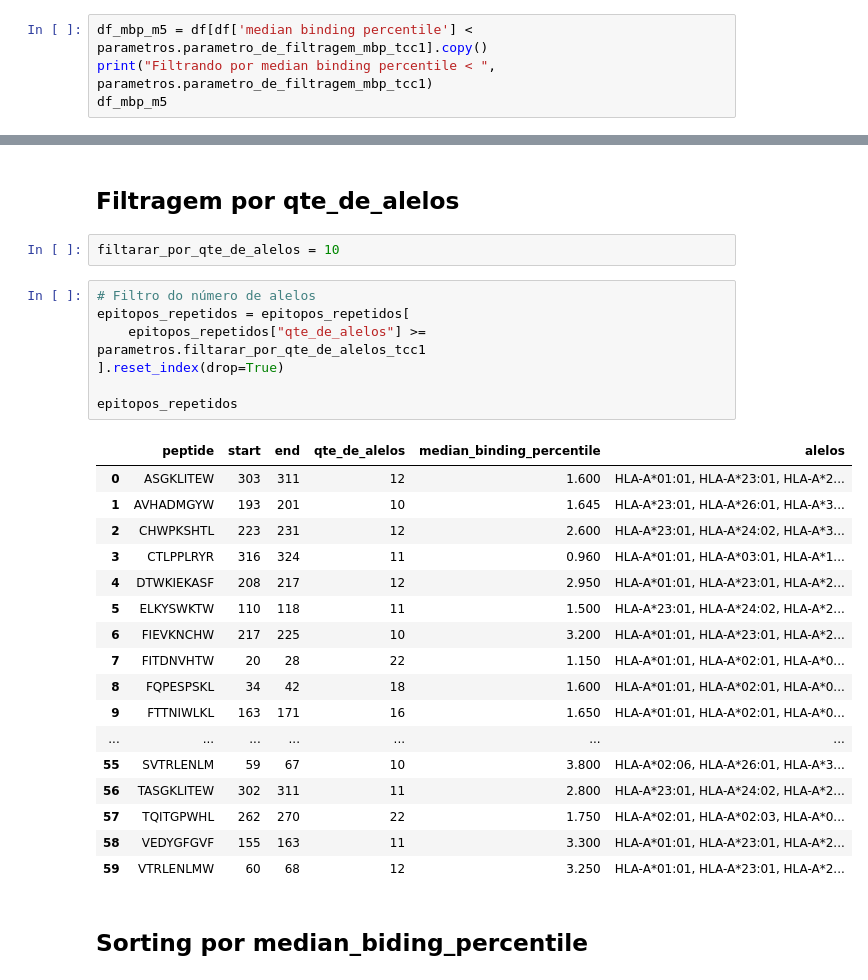
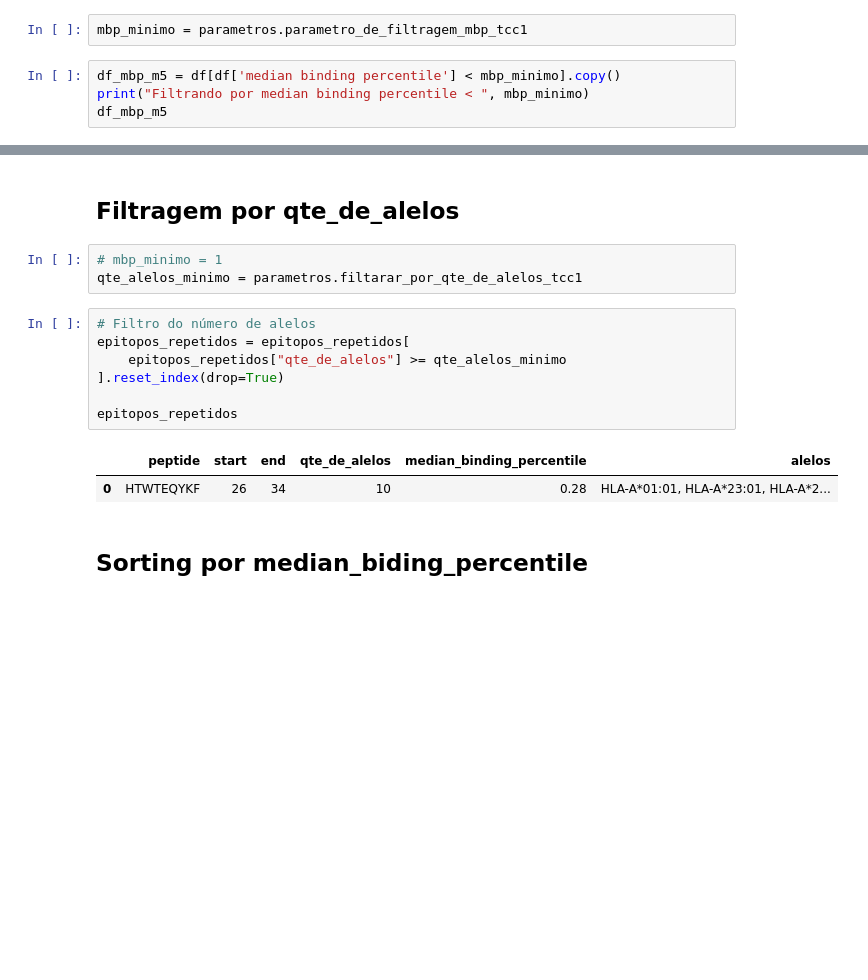
Before and after one commit to BuBitt/PIBIC-2026-DENV, a Jupyter notebook: Dados/DENV2/Epitopos/TCELL1_filter.ipynb, the cells around one changed output, grey strips where cells are left out. Drawn from its saved outputs; the diff is of its cells as text; blank space fills up the shorter version.

```diff
--- a/Dados/DENV2/Epitopos/TCELL1_filter.ipynb
+++ b/Dados/DENV2/Epitopos/TCELL1_filter.ipynb
@@ -44,5 +53,7 @@ df
+# %%
+mbp_minimo = parametros.parametro_de_filtragem_mbp_tcc1
 # %%
-df_mbp_m5 = df[df['median binding percentile'] < parametros.parametro_de_filtragem_mbp_tcc1].copy()
-print("Filtrando por median binding percentile < ", parametros.parametro_de_filtragem_mbp_tcc1)
+df_mbp_m5 = df[df['median binding percentile'] < mbp_minimo].copy()
+print("Filtrando por median binding percentile < ", mbp_minimo)
 df_mbp_m5
 # %% [output]
@@ -99,32 +110,18 @@ epitopos_repetidos
 # %% [markdown]
 ## Filtragem por qte_de_alelos
-# %%
-filtarar_por_qte_de_alelos = 10
+# %%
+# mbp_minimo = 1
+qte_alelos_minimo = parametros.filtarar_por_qte_de_alelos_tcc1
 # %%
 # Filtro do número de alelos
 epitopos_repetidos = epitopos_repetidos[
-    epitopos_repetidos["qte_de_alelos"] >= parametros.filtarar_por_qte_de_alelos_tcc1
+    epitopos_repetidos["qte_de_alelos"] >= qte_alelos_minimo
 ].reset_index(drop=True)
 
 epitopos_repetidos
 # %% [output]
 |  | peptide | start | end | qte_de_alelos | median_binding_percentile | alelos |
-| 0 | ASGKLITEW | 303 | 311 | 12 | 1.600 | HLA-A*01:01, HLA-A*23:01, HLA-A*2... |
-| 1 | AVHADMGYW | 193 | 201 | 10 | 1.645 | HLA-A*23:01, HLA-A*26:01, HLA-A*3... |
-| 2 | CHWPKSHTL | 223 | 231 | 12 | 2.600 | HLA-A*23:01, HLA-A*24:02, HLA-A*3... |
-| 3 | CTLPPLRYR | 316 | 324 | 11 | 0.960 | HLA-A*01:01, HLA-A*03:01, HLA-A*1... |
-| 4 | DTWKIEKASF | 208 | 217 | 12 | 2.950 | HLA-A*01:01, HLA-A*23:01, HLA-A*2... |
-| 5 | ELKYSWKTW | 110 | 118 | 11 | 1.500 | HLA-A*23:01, HLA-A*24:02, HLA-A*2... |
-| 6 | FIEVKNCHW | 217 | 225 | 10 | 3.200 | HLA-A*01:01, HLA-A*23:01, HLA-A*2... |
-| 7 | FITDNVHTW | 20 | 28 | 22 | 1.150 | HLA-A*01:01, HLA-A*02:01, HLA-A*0... |
-| 8 | FQPESPSKL | 34 | 42 | 18 | 1.600 | HLA-A*01:01, HLA-A*02:01, HLA-A*0... |
-| 9 | FTTNIWLKL | 163 | 171 | 16 | 1.650 | HLA-A*01:01, HLA-A*02:01, HLA-A*0... |
-| ... | ... | ... | ... | ... | ... | ... |
-| 55 | SVTRLENLM | 59 | 67 | 10 | 3.800 | HLA-A*02:06, HLA-A*26:01, HLA-A*3... |
-| 56 | TASGKLITEW | 302 | 311 | 11 | 2.800 | HLA-A*23:01, HLA-A*24:02, HLA-A*2... |
-| 57 | TQITGPWHL | 262 | 270 | 22 | 1.750 | HLA-A*02:01, HLA-A*02:03, HLA-A*0... |
-| 58 | VEDYGFGVF | 155 | 163 | 11 | 3.300 | HLA-A*01:01, HLA-A*23:01, HLA-A*2... |
-| 59 | VTRLENLMW | 60 | 68 | 12 | 3.250 | HLA-A*01:01, HLA-A*23:01, HLA-A*2... |
+| 0 | HTWTEQYKF | 26 | 34 | 10 | 0.28 | HLA-A*01:01, HLA-A*23:01, HLA-A*2... |
 # %% [markdown]
 ## Sorting por median_biding_percentile
 # %%
```
Also changed, not shown: parts of 18 cells of this notebook, 18 other files.
